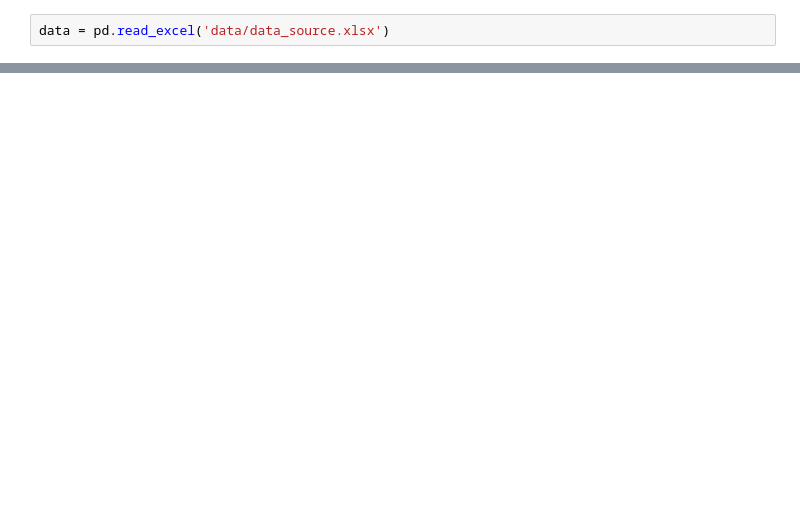
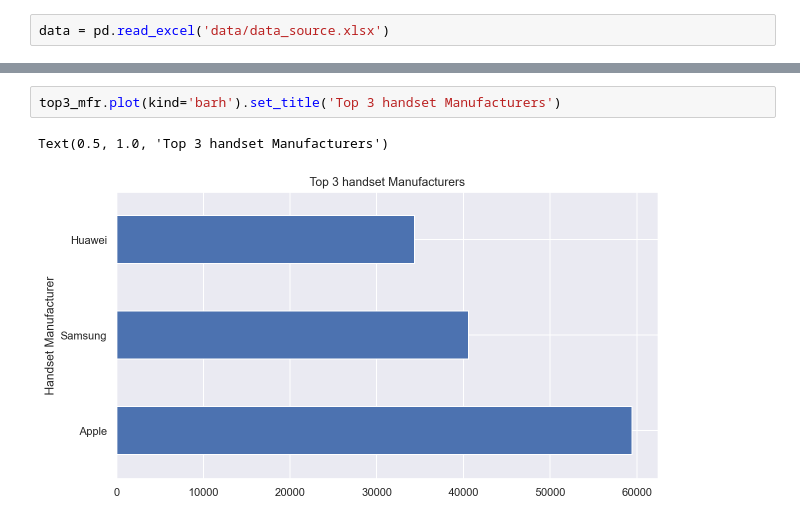
Before and after one commit to virgoaugustine/Telecom-Industry, a Jupyter notebook: Telecom Industry.ipynb, the cells around one changed output, grey strips where cells are left out. Saved outputs shown, nothing was run; the diff lists cells and outputs as text; blank space fills up the shorter version.

```diff
--- a/Telecom Industry.ipynb
+++ b/Telecom Industry.ipynb
@@ -184,0 +141,5 @@ print(sesh_duration.hist(bins=25))
+# %%
+top3_mfr.plot(kind='barh').set_title('Top 3 handset Manufacturers')
+# %% [output]
+Text(0.5, 1.0, 'Top 3 handset Manufacturers')
+[figure, added]
```
Also changed, not shown: parts of 109 cells of this notebook.
